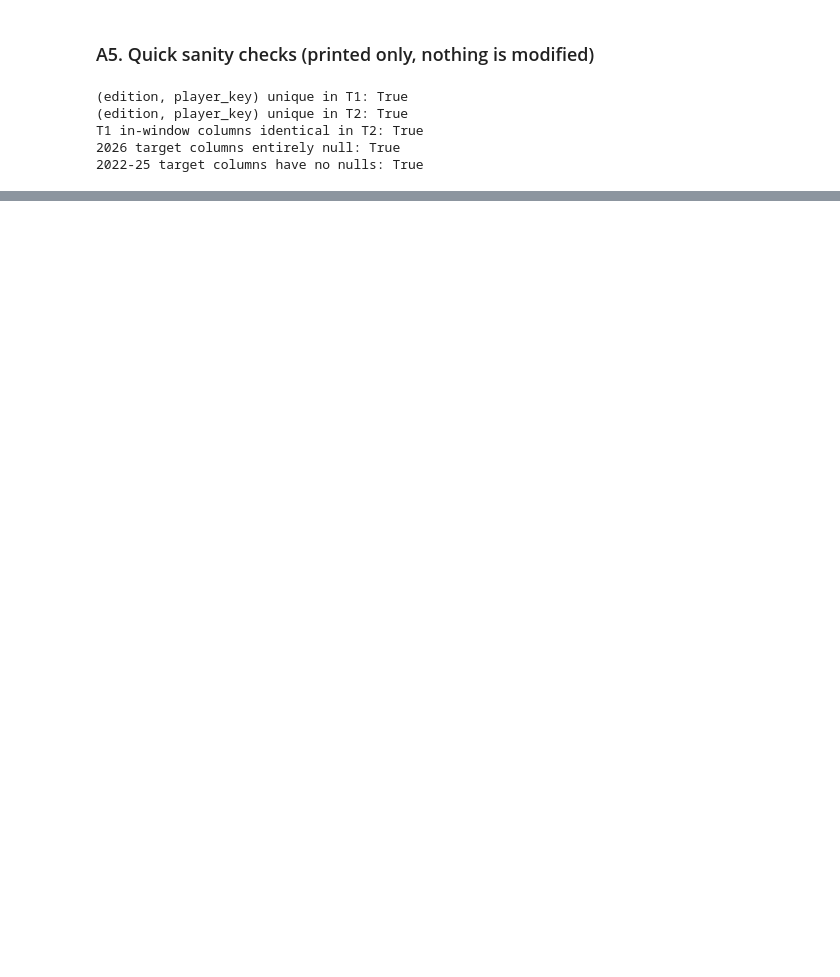
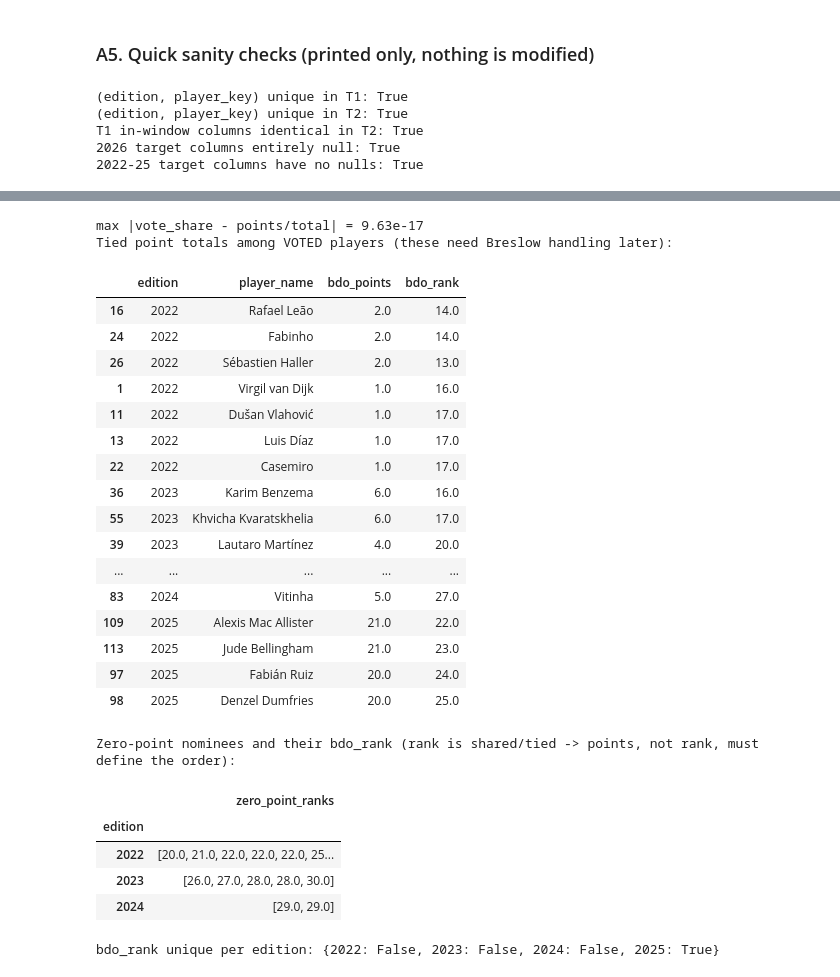
Before and after one commit to AswathKarthik10/predicting-the-ballon-dor, a Jupyter notebook: ballon_dor_2026.ipynb, the cells around one changed output, grey strips where cells are left out. Drawn from its saved outputs; the diff is of its cells as text; code cells hidden in the pictures; blank space fills up the shorter version.

```diff
--- a/ballon_dor_2026.ipynb
+++ b/ballon_dor_2026.ipynb
@@ -287,0 +337,34 @@ T1 in-window columns identical in T2: True
+# %%
+train = t1[t1["edition"] < FORECAST_EDITION]
+intl_null = t1["intl_npxg_xa_p90"].isna()
+neg_adj = t1["club_npxg_xa_p90_opp_adj"] < 0
+voted = train[train["bdo_points"] > 0]
+tied_voted = voted.groupby(["edition", "bdo_points"]).filter(lambda g: len(g) > 1)
+rating_null = t1[t1["club_rating_window_end"].isna()]
+
+quirks = pd.DataFrame([
+    ("Zero-point nominees, 2022-24", 18, int((train.query("edition <= 2024")["bdo_points"] == 0).sum())),
+    ("Zero-point nominees, 2025", 0, int((train.query("edition == 2025")["bdo_points"] == 0).sum())),
+    ("intl_npxg_xa_p90 null rows", 18, int(intl_null.sum())),
+    ("  ...of which intl_minutes < 270", 18, int((intl_null & (t1["intl_minutes"] < 270)).sum())),
+    ("  ...rows with intl_minutes < 270 but NOT null", None, int((~intl_null & (t1["intl_minutes"] < 270)).sum())),
+    ("intl_npxg_xa_p90_opp_adj null rows", 18, int(t1["intl_npxg_xa_p90_opp_adj"].isna().sum())),
+    ("club_rating_window_end null rows", 2, int(len(rating_null))),
+    ("big_game_rating null rows", 3, int(t1["big_game_rating"].isna().sum())),
+    ("Negative club_npxg_xa_p90_opp_adj rows", 10, int(neg_adj.sum())),
+    ("  ...of which GK or DEF", 10, int(t1.loc[neg_adj, "position_group"].isin(["GK", "DEF"]).sum())),
+    ("Goalkeepers in 2026", 0, int(t1.query("edition == 2026")["is_goalkeeper"].sum())),
+    ("Goalkeepers per edition max", 3, int(t1.groupby("edition")["is_goalkeeper"].sum().max())),
+    ("YouTube columns present", 0, int(sum("youtube" in c.lower() for c in t2.columns))),
+    ("2025: post_npxg_xa_p90 null rows (of 30)", 29, int(t2.query("edition == 2025")["post_npxg_xa_p90"].isna().sum())),
+    ("2025: median post_apps", 1, float(t2.query("edition == 2025")["post_apps"].median())),
+], columns=["quirk", "spec_says", "observed"])
+quirks["match"] = quirks.apply(lambda r: "n/a" if r["spec_says"] is None or pd.isna(r["spec_says"]) else r["spec_says"] == r["observed"], axis=1)
+display(quirks)
+
+print("club_rating_window_end null rows:")
+display(rating_null[["edition", "player_name", "club_key", "league_key"]])
+print("intl_xg_missing flag by edition:")
+display(t1.groupby("edition")["intl_xg_missing"].agg(["sum", "count"]))
+print("Rows with big_game_rating null:")
+display(t1.loc[t1["big_game_rating"].isna(), ["edition", "player_name", "club_avg_rating", "club_minutes"]])
@@ -287,0 +512,38 @@ T1 in-window columns identical in T2: True
+# %%
+# vote_share consistency and rank vs points
+share_gap = (train["vote_share"] - train["bdo_points"] / train.groupby("edition")["bdo_points"].transform("sum")).abs().max()
+print(f"max |vote_share - points/total| = {share_gap:.2e}")
+
+print("Tied point totals among VOTED players (these need Breslow handling later):")
+display(tied_voted.sort_values(["edition", "bdo_points"], ascending=[True, False])[["edition", "player_name", "bdo_points", "bdo_rank"]])
+
+print("Zero-point nominees and their bdo_rank (rank is shared/tied -> points, not rank, must define the order):")
+display(train[train["bdo_points"] == 0].groupby("edition")["bdo_rank"].apply(lambda s: sorted(s.tolist())).to_frame("zero_point_ranks"))
+print("bdo_rank unique per edition:", train.groupby("edition")["bdo_rank"].apply(lambda s: s.is_unique).to_dict())
+# %% [output]
+max |vote_share - points/total| = 9.63e-17
+Tied point totals among VOTED players (these need Breslow handling later):
+|  | edition | player_name | bdo_points | bdo_rank |
+| 16 | 2022 | Rafael Leão | 2.0 | 14.0 |
+| 24 | 2022 | Fabinho | 2.0 | 14.0 |
+| 26 | 2022 | Sébastien Haller | 2.0 | 13.0 |
+| 1 | 2022 | Virgil van Dijk | 1.0 | 16.0 |
+| 11 | 2022 | Dušan Vlahović | 1.0 | 17.0 |
+| 13 | 2022 | Luis Díaz | 1.0 | 17.0 |
+| 22 | 2022 | Casemiro | 1.0 | 17.0 |
+| 36 | 2023 | Karim Benzema | 6.0 | 16.0 |
+| 55 | 2023 | Khvicha Kvaratskhelia | 6.0 | 17.0 |
+| 39 | 2023 | Lautaro Martínez | 4.0 | 20.0 |
+| ... | ... | ... | ... | ... |
+| 83 | 2024 | Vitinha | 5.0 | 27.0 |
+| 109 | 2025 | Alexis Mac Allister | 21.0 | 22.0 |
+| 113 | 2025 | Jude Bellingham | 21.0 | 23.0 |
+| 97 | 2025 | Fabián Ruiz | 20.0 | 24.0 |
+| 98 | 2025 | Denzel Dumfries | 20.0 | 25.0 |
+Zero-point nominees and their bdo_rank (rank is shared/tied -> points, not rank, must define the order):
+|  | zero_point_ranks |
+| edition |  |
+| 2022 | [20.0, 21.0, 22.0, 22.0, 22.0, 25... |
+| 2023 | [26.0, 27.0, 28.0, 28.0, 30.0] |
+| 2024 | [29.0, 29.0] |
+bdo_rank unique per edition: {2022: False, 2023: False, 2024: False, 2025: True}
```
Also changed, not shown: parts of 14 cells of this notebook, 3 other files.
